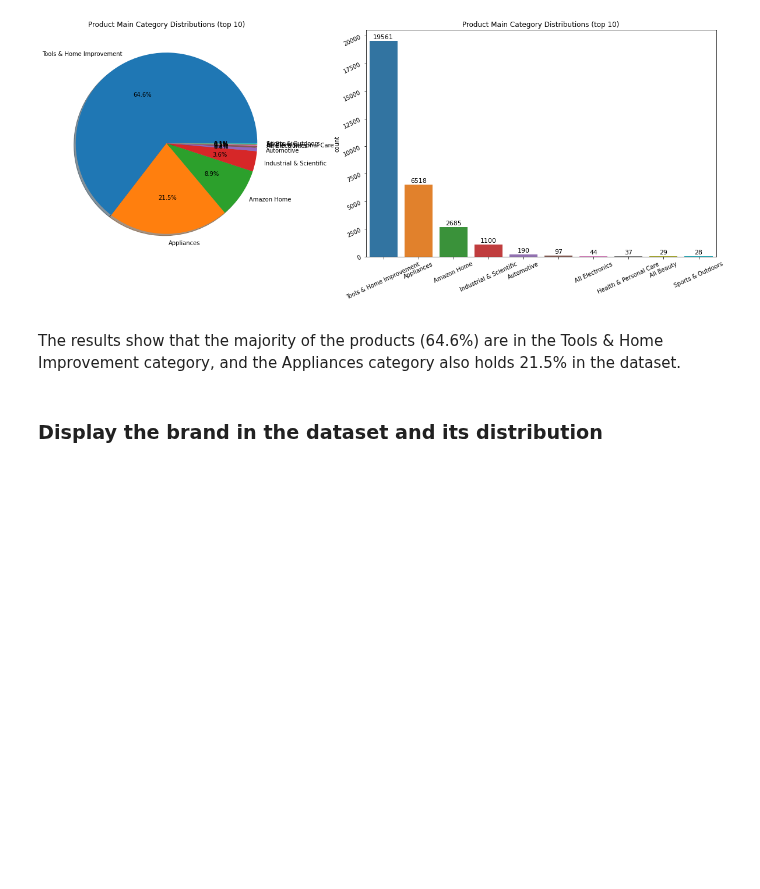
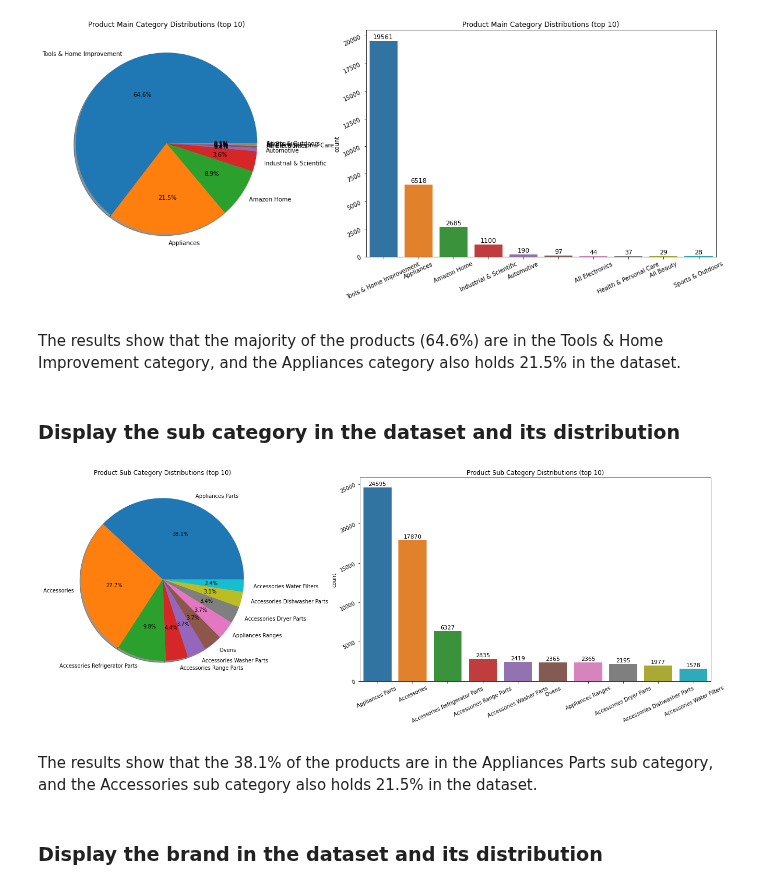
Before and after one commit to DATA-606-SPRING-2022/Jin_DATA606, a Jupyter notebook: ipynb/DATA606_Part1.ipynb, the cells around one changed output. Saved outputs shown, nothing was run; the diff lists cells and outputs as text; code cells hidden in the pictures; blank space fills up the shorter version.

```diff
--- a/ipynb/DATA606_Part1.ipynb
+++ b/ipynb/DATA606_Part1.ipynb
@@ -695,3 +696,5 @@ plt.show()
 [figure]
 # %% [markdown]
 The results show that the majority of the products (64.6%) are in the Tools & Home Improvement category, and the Appliances category also holds 21.5% in the dataset.
+# %% [markdown]
+<h3>Display the sub category in the dataset and its distribution</h3>
@@ -698,3 +709,36 @@ The results show that the majority of the products (64.6%) are in the Tools & Ho
+# %%
+# Assign names to columns
+cat.name = 'category'
+
+product_df2 = product_df.copy()
+# Delete column 'category'
+del product_df2['category']
+
+# Join new column with the existing dataframe
+cat_df = product_df2.join(cat)
+# %%
+fig, axes = plt.subplots(ncols=2, figsize=(20, 6))
+plt.tight_layout()
+
+cat_df['category'].value_counts().nlargest(10).plot(kind='pie', ax=axes[0], autopct='%.1f%%', shadow=True)
+ax=sns.countplot(x="category", data=cat_df, ax=axes[1], order=pd.value_counts(cat_df['category']).iloc[:10].index)
+
+for p in ax.patches:
+  ax.annotate("%.f" % p.get_height(), (p.get_x() + p.get_width() / 2., p.get_height()),
+      ha='center', va='center', fontsize=11, xytext=(0, 7),
+      textcoords='offset points')
+
+axes[0].set_title('Product Sub Category Distributions (top 10)')
+axes[0].set_ylabel(' ')
+
+axes[1].set_title('Product Sub Category Distributions (top 10)')
+axes[1].set_xlabel(' ')
+axes[1].tick_params(labelrotation=25)
+plt.show()
+# %% [output]
+[figure, added]
+# %% [markdown]
+The results show that the 38.1% of the products are in the Appliances Parts sub category, and the Accessories sub category also holds 21.5% in the dataset.
 # %% [markdown]
 <h3>Display the brand in the dataset and its distribution</h3>
 # %%
```
Also changed, not shown: parts of 14 cells of this notebook.
